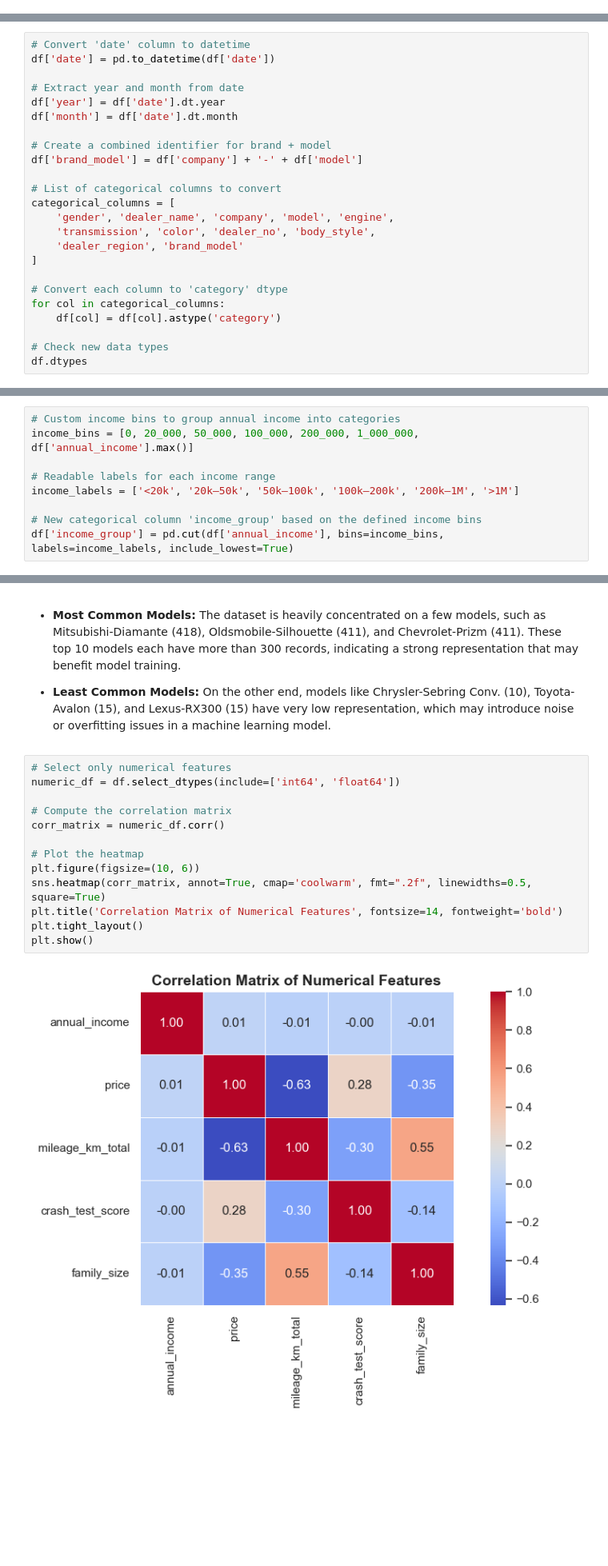
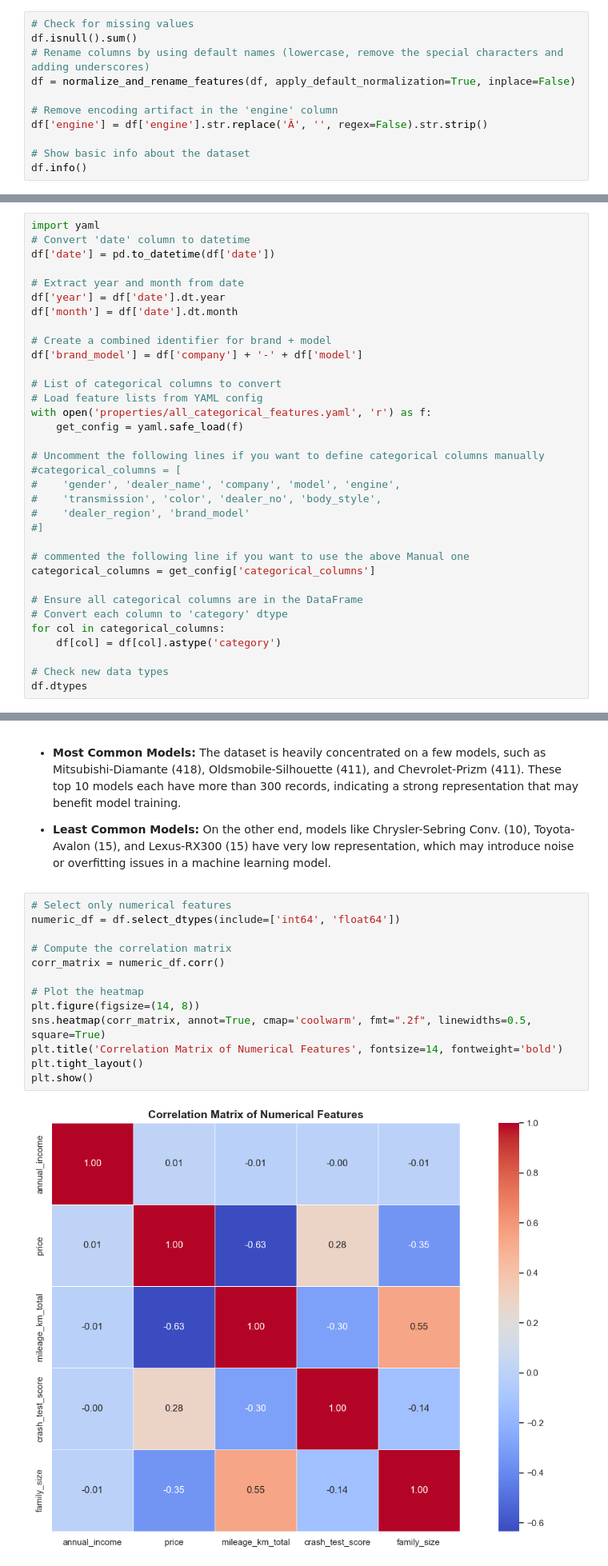
Before and after one commit to postatum/dealerships_sales_forecasting, a Jupyter notebook: notebooks/02_eda_analysis.ipynb, the cells around one changed output, grey strips where cells are left out. Shown: that part at 80% size. Drawn from its saved outputs; the diff is of its cells as text; blank space fills up the shorter version.

Commit message:
For Issue 8
Updated for a few code modifications related to Data Transformation

```diff
--- a/notebooks/02_eda_analysis.ipynb
+++ b/notebooks/02_eda_analysis.ipynb
@@ -125,3 +125,14 @@ def normalize_and_rename_features(
 
     print("Feature normalization and renaming complete.")
     return df_processed if not inplace else None
+# %%
+# Check for missing values
+df.isnull().sum()
+# Rename columns by using default names (lowercase, remove the special characters and adding underscores)
+df = normalize_and_rename_features(df, apply_default_normalization=True, inplace=False)
+
+# Remove encoding artifact in the 'engine' column
+df['engine'] = df['engine'].str.replace('Â', '', regex=False).str.strip()
+
+# Show basic info about the dataset
+df.info()
@@ -139,6 +168,7 @@ df['engine'] = df['engine'].str.replace('Â', '', regex=False).str.strip()
 # Show basic info about the dataset
 df.info()
 # %%
+import yaml
 # Convert 'date' column to datetime
 df['date'] = pd.to_datetime(df['date'])
 
@@ -150,12 +180,21 @@ df['month'] = df['date'].dt.month
 df['brand_model'] = df['company'] + '-' + df['model']
 
 # List of categorical columns to convert
-categorical_columns = [
-    'gender', 'dealer_name', 'company', 'model', 'engine',
-    'transmission', 'color', 'dealer_no', 'body_style',
-    'dealer_region', 'brand_model'
-]
+# Load feature lists from YAML config
+with open('properties/all_categorical_features.yaml', 'r') as f:
+    get_config = yaml.safe_load(f)
 
+# Uncomment the following lines if you want to define categorical columns manually
+#categorical_columns = [
+#    'gender', 'dealer_name', 'company', 'model', 'engine',
+#    'transmission', 'color', 'dealer_no', 'body_style',
+#    'dealer_region', 'brand_model'
+#]
+
+# commented the following line if you want to use the above Manual one
+categorical_columns = get_config['categorical_columns']
+
+# Ensure all categorical columns are in the DataFrame
 # Convert each column to 'category' dtype
 for col in categorical_columns:
     df[col] = df[col].astype('category')
@@ -273,15 +294,6 @@ plt.show()
 - **Crash Test Score** is clustered around values 2, 3, and 4, showing discrete rating groups. Most vehicles have a score of 3, suggesting moderate safety levels.
 
 - **Family Size** is heavily skewed toward smaller families, with 1 or 2 members being most common. This could influence the preference for smaller or compact vehicles.
-# %%
-# Custom income bins to group annual income into categories
-income_bins = [0, 20_000, 50_000, 100_000, 200_000, 1_000_000, df['annual_income'].max()]
-
-# Readable labels for each income range
-income_labels = ['<20k', '20k–50k', '50k–100k', '100k–200k', '200k–1M', '>1M']
-
-# New categorical column 'income_group' based on the defined income bins
-df['income_group'] = pd.cut(df['annual_income'], bins=income_bins, labels=income_labels, include_lowest=True)
 # %%
 # Categorical columns to analyze
 cat_cols = ['gender', 'dealer_name', 'company', 'model', 'engine',
@@ -406,18 +417,18 @@ display(model_counts_df.tail(10))
 # %%
 # Select only numerical features
 numeric_df = df.select_dtypes(include=['int64', 'float64'])
 
 # Compute the correlation matrix
 corr_matrix = numeric_df.corr()
 
 # Plot the heatmap
-plt.figure(figsize=(10, 6))
+plt.figure(figsize=(14, 8))
 sns.heatmap(corr_matrix, annot=True, cmap='coolwarm', fmt=".2f", linewidths=0.5, square=True)
 plt.title('Correlation Matrix of Numerical Features', fontsize=14, fontweight='bold')
 plt.tight_layout()
 plt.show()
 # %% [output]
-[figure, old version]
+[figure, new version]
 # %% [markdown]
 ## Insights: Correlation Matrix of Numerical Features
 
```
Also changed, not shown: parts of 6 cells of this notebook, 3 other files.
